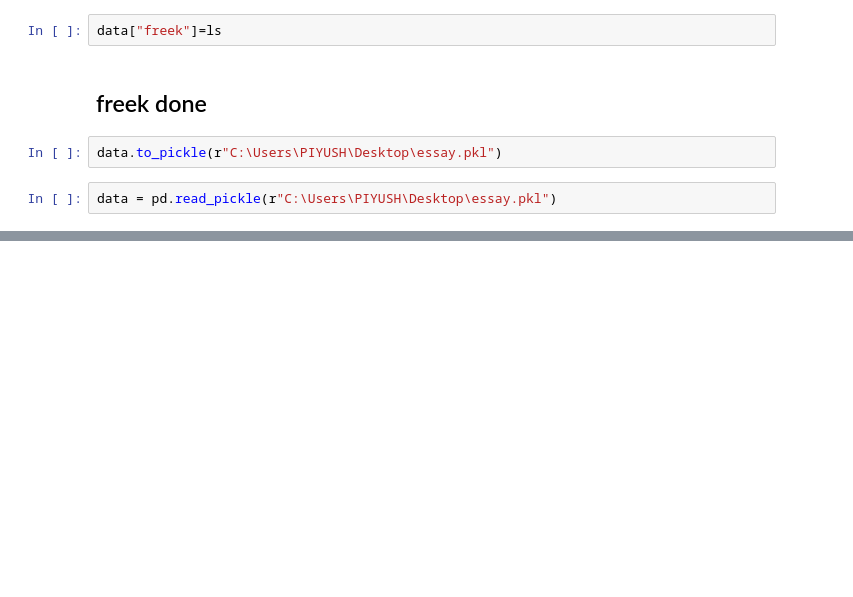
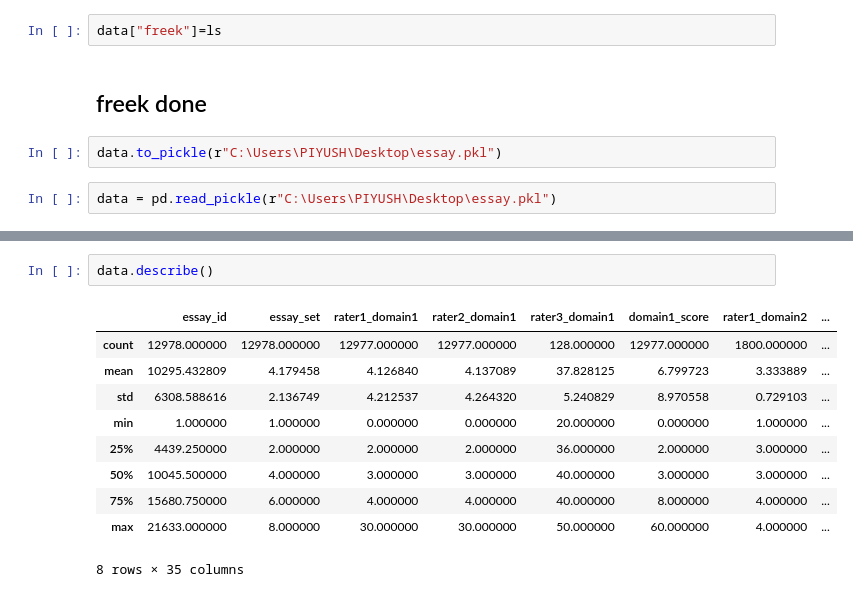
Before and after one commit to piyush-98/Automatic_grading, a Jupyter notebook: Untitled.ipynb, the cells around one changed output, grey strips where cells are left out. Saved outputs shown, nothing was run; the diff lists cells and outputs as text; blank space fills up the shorter version.

```diff
--- a/Untitled.ipynb
+++ b/Untitled.ipynb
@@ -292,0 +348,13 @@ data.head()
+# %%
+data.describe()
+# %% [output]
+|  | essay_id | essay_set | rater1_domain1 | rater2_domain1 | rater3_domain1 | domain1_score | rater1_domain2 | ... |
+| count | 12978.000000 | 12978.000000 | 12977.000000 | 12977.000000 | 128.000000 | 12977.000000 | 1800.000000 | ... |
+| mean | 10295.432809 | 4.179458 | 4.126840 | 4.137089 | 37.828125 | 6.799723 | 3.333889 | ... |
+| std | 6308.588616 | 2.136749 | 4.212537 | 4.264320 | 5.240829 | 8.970558 | 0.729103 | ... |
+| min | 1.000000 | 1.000000 | 0.000000 | 0.000000 | 20.000000 | 0.000000 | 1.000000 | ... |
+| 25% | 4439.250000 | 2.000000 | 2.000000 | 2.000000 | 36.000000 | 2.000000 | 3.000000 | ... |
+| 50% | 10045.500000 | 4.000000 | 3.000000 | 3.000000 | 40.000000 | 3.000000 | 3.000000 | ... |
+| 75% | 15680.750000 | 6.000000 | 4.000000 | 4.000000 | 40.000000 | 8.000000 | 4.000000 | ... |
+| max | 21633.000000 | 8.000000 | 30.000000 | 30.000000 | 50.000000 | 60.000000 | 4.000000 | ... |
+8 rows × 35 columns
```
Also changed, not shown: parts of 13 cells of this notebook.
